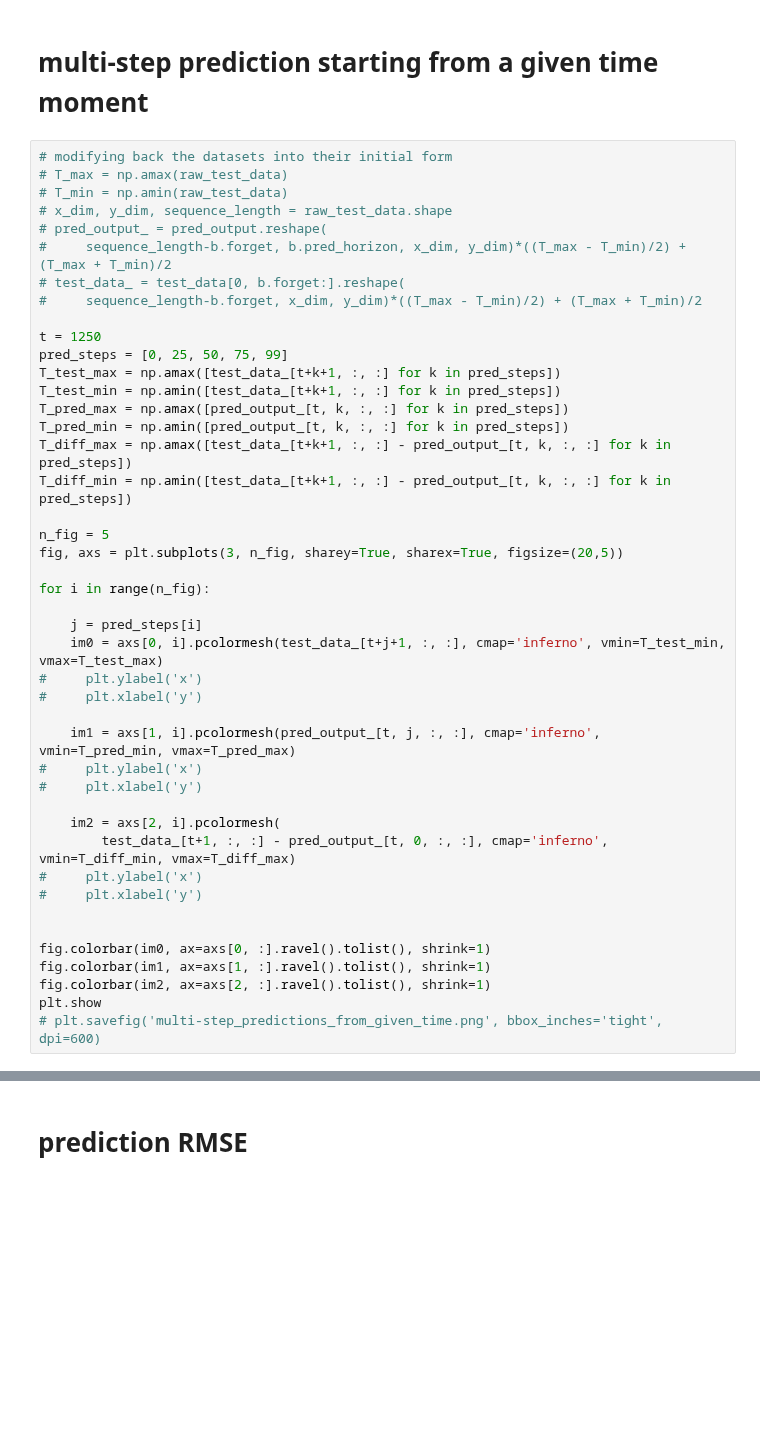
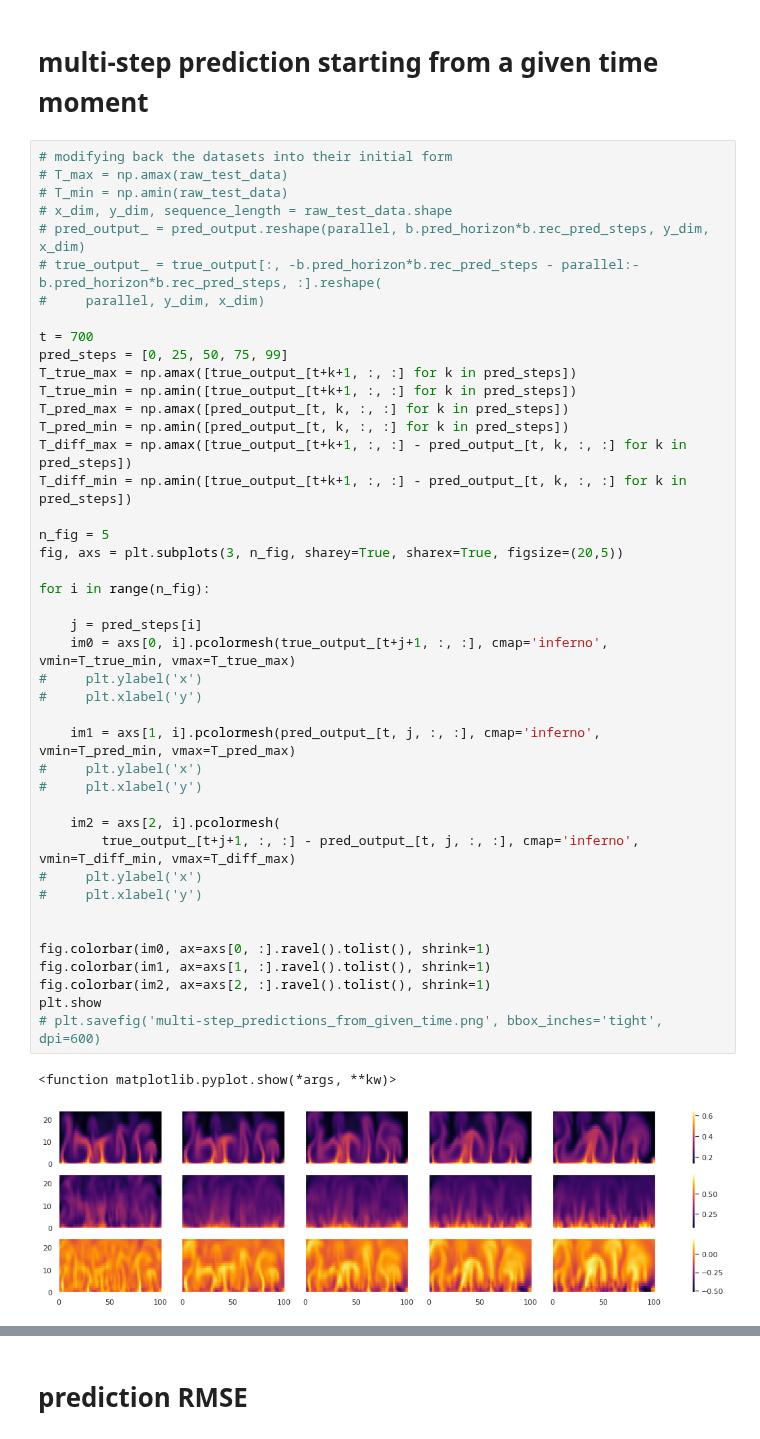
Before and after one commit to jon-dong/reservoir-computing-python, a Jupyter notebook: convection.ipynb, the cells around one changed output, grey strips where cells are left out. Saved outputs shown, nothing was run; the diff lists cells and outputs as text; blank space fills up the shorter version.

```diff
--- a/convection.ipynb
+++ b/convection.ipynb
@@ -196,42 +198,44 @@ plt.show
 # T_max = np.amax(raw_test_data)
 # T_min = np.amin(raw_test_data)
 # x_dim, y_dim, sequence_length = raw_test_data.shape
-# pred_output_ = pred_output.reshape(
-#     sequence_length-b.forget, b.pred_horizon, x_dim, y_dim)*((T_max - T_min)/2) + (T_max + T_min)/2
-# test_data_ = test_data[0, b.forget:].reshape(
-#     sequence_length-b.forget, x_dim, y_dim)*((T_max - T_min)/2) + (T_max + T_min)/2
+# pred_output_ = pred_output.reshape(parallel, b.pred_horizon*b.rec_pred_steps, y_dim, x_dim)
+# true_output_ = true_output[:, -b.pred_horizon*b.rec_pred_steps - parallel:-b.pred_horizon*b.rec_pred_steps, :].reshape(
+#     parallel, y_dim, x_dim)
 
-t = 1250
+t = 700
 pred_steps = [0, 25, 50, 75, 99]
-T_test_max = np.amax([test_data_[t+k+1, :, :] for k in pred_steps])
-T_test_min = np.amin([test_data_[t+k+1, :, :] for k in pred_steps])
+T_true_max = np.amax([true_output_[t+k+1, :, :] for k in pred_steps])
+T_true_min = np.amin([true_output_[t+k+1, :, :] for k in pred_steps])
 T_pred_max = np.amax([pred_output_[t, k, :, :] for k in pred_steps])
 T_pred_min = np.amin([pred_output_[t, k, :, :] for k in pred_steps])
-T_diff_max = np.amax([test_data_[t+k+1, :, :] - pred_output_[t, k, :, :] for k in pred_steps])
-T_diff_min = np.amin([test_data_[t+k+1, :, :] - pred_output_[t, k, :, :] for k in pred_steps])
+T_diff_max = np.amax([true_output_[t+k+1, :, :] - pred_output_[t, k, :, :] for k in pred_steps])
+T_diff_min = np.amin([true_output_[t+k+1, :, :] - pred_output_[t, k, :, :] for k in pred_steps])
 
 n_fig = 5
 fig, axs = plt.subplots(3, n_fig, sharey=True, sharex=True, figsize=(20,5))
 
 for i in range(n_fig):
 
     j = pred_steps[i]
-    im0 = axs[0, i].pcolormesh(test_data_[t+j+1, :, :], cmap='inferno', vmin=T_test_min, vmax=T_test_max)
+    im0 = axs[0, i].pcolormesh(true_output_[t+j+1, :, :], cmap='inferno', vmin=T_true_min, vmax=T_true_max)
 #     plt.ylabel('x')
 #     plt.xlabel('y')
 
     im1 = axs[1, i].pcolormesh(pred_output_[t, j, :, :], cmap='inferno', vmin=T_pred_min, vmax=T_pred_max)
 #     plt.ylabel('x')
 #     plt.xlabel('y')
 
     im2 = axs[2, i].pcolormesh(
-        test_data_[t+1, :, :] - pred_output_[t, 0, :, :], cmap='inferno', vmin=T_diff_min, vmax=T_diff_max)
+        true_output_[t+j+1, :, :] - pred_output_[t, j, :, :], cmap='inferno', vmin=T_diff_min, vmax=T_diff_max)
 #     plt.ylabel('x')
 #     plt.xlabel('y')
 
 
 fig.colorbar(im0, ax=axs[0, :].ravel().tolist(), shrink=1)
 fig.colorbar(im1, ax=axs[1, :].ravel().tolist(), shrink=1)
 fig.colorbar(im2, ax=axs[2, :].ravel().tolist(), shrink=1)
 plt.show
 # plt.savefig('multi-step_predictions_from_given_time.png', bbox_inches='tight', dpi=600)
+# %% [output]
+<function matplotlib.pyplot.show(*args, **kw)>
+[figure, added]
```
Also changed, not shown: parts of 5 cells of this notebook, 5 other files.
